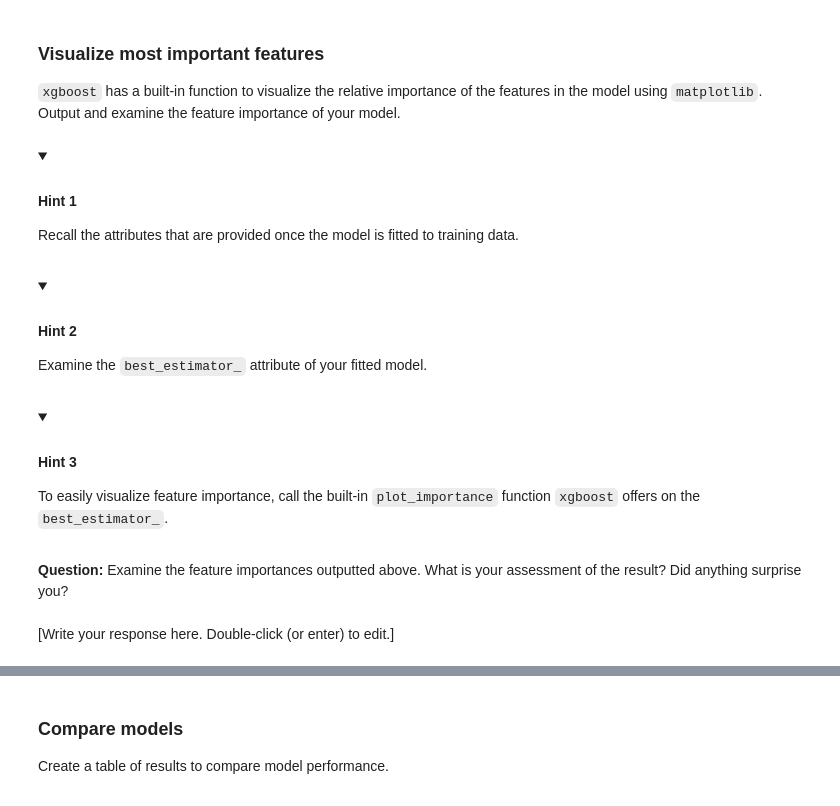
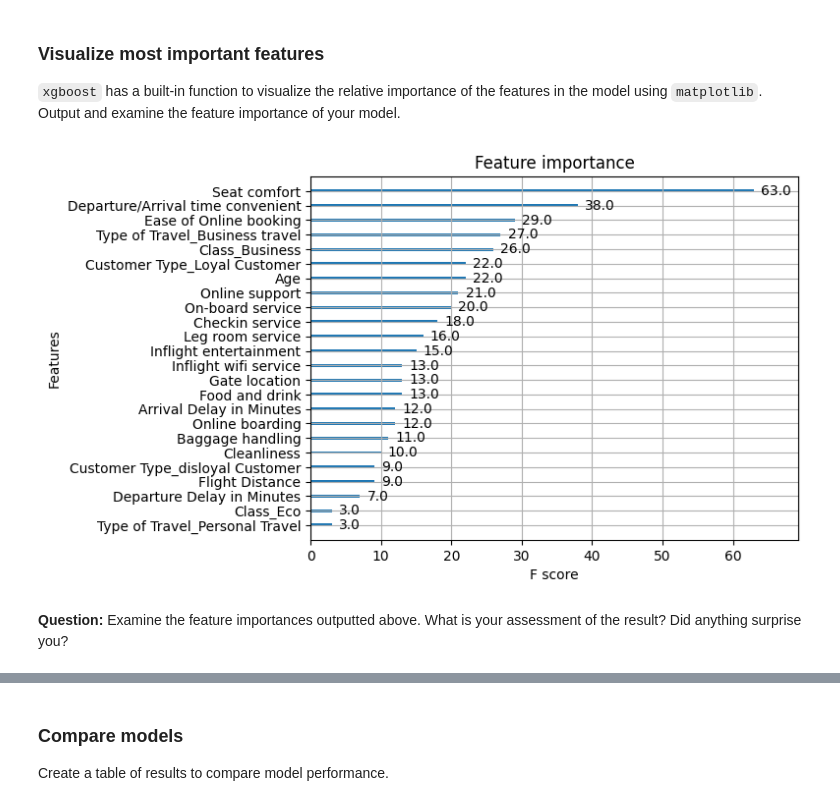
Before and after one commit to puteriirenealia/Data-Science, a Jupyter notebook: Invistico Airline XGBoost model.ipynb, the cells around one changed output, grey strips where cells are left out. Cells and saved outputs as stored; diff of their text form; code cells hidden in the pictures; folded sections open.

```diff
--- a/Invistico Airline XGBoost model.ipynb
+++ b/Invistico Airline XGBoost model.ipynb
@@ -243,2 +165,11 @@ Define these parameters using a Python dictionary in the following format: `{'pa
+# %%
+# Define parameters for tuning as `cv_params`.
+
+cv_params = {'max_depth': [4,5,6,7,8],
+            'min_child_weight': [3,4,5,6],
+            'learning_rate': [0.1, 0.2, 0.3],
+            'n_estimators': [5,10,15],
+            'subsample': [0.7],
+            'colsample_bytree': [0.7]}
 # %% [markdown]
 **Question:** What is the likely effect of adding more estimators to your GridSearch?
@@ -474,23 +324,9 @@ Call `confusion_matrix`, passing in `y_test` and `y_pred`. Next, utilize `Confus
 # %%
 # Plot the relative feature importance of the predictor variables in your model.
 
-### YOUR CODE HERE ###
+plot_importance(xgb_cv.best_estimator_)
+plt.show()
+# %% [output]
+[figure, added]
-# %% [markdown]
-<details>
-<summary><h4><strong>Hint 1</strong></h4></summary>
-
-Recall the attributes that are provided once the model is fitted to training data.</details>
-# %% [markdown]
-<details>
-<summary><h4><strong>Hint 2</strong></h4></summary>
-
-Examine the `best_estimator_` attribute of your fitted model.</details>
-# %% [markdown]
-<details>
-<summary><h4><strong>Hint 3</strong></h4></summary>
-
-To easily visualize feature importance, call the built-in `plot_importance` function `xgboost` offers on the `best_estimator_`.</details>
 # %% [markdown]
 **Question:** Examine the feature importances outputted above. What is your assessment of the result? Did anything surprise you?
-# %% [markdown]
-[Write your response here. Double-click (or enter) to edit.]
```
Also changed, not shown: parts of 83 cells of this notebook.
